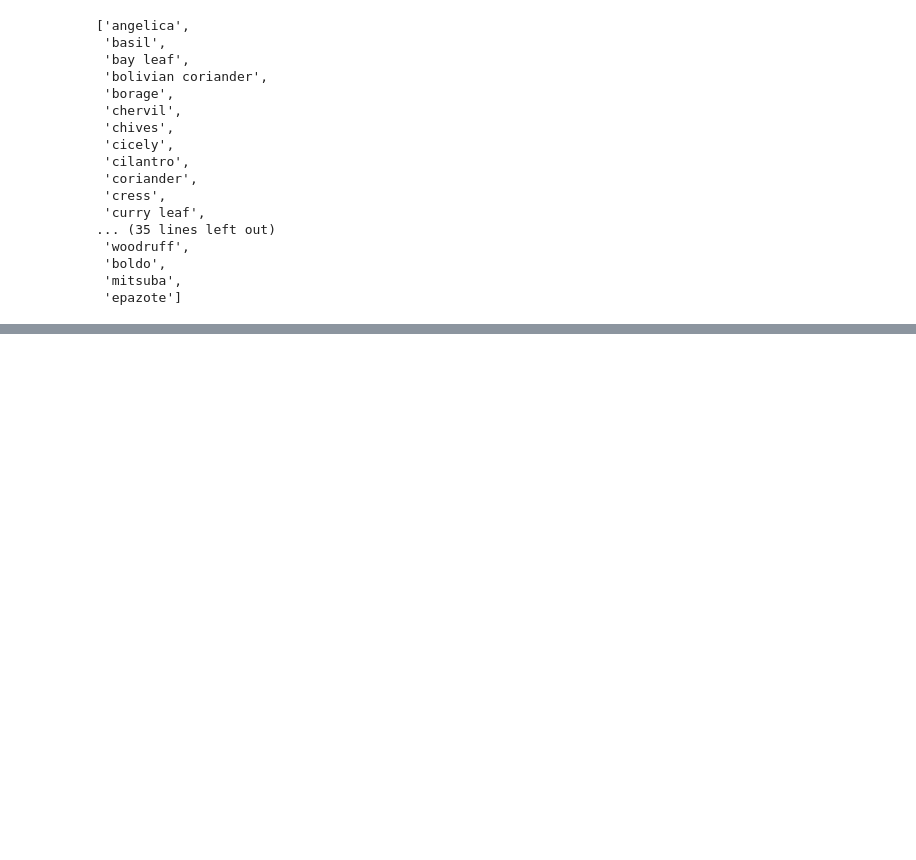
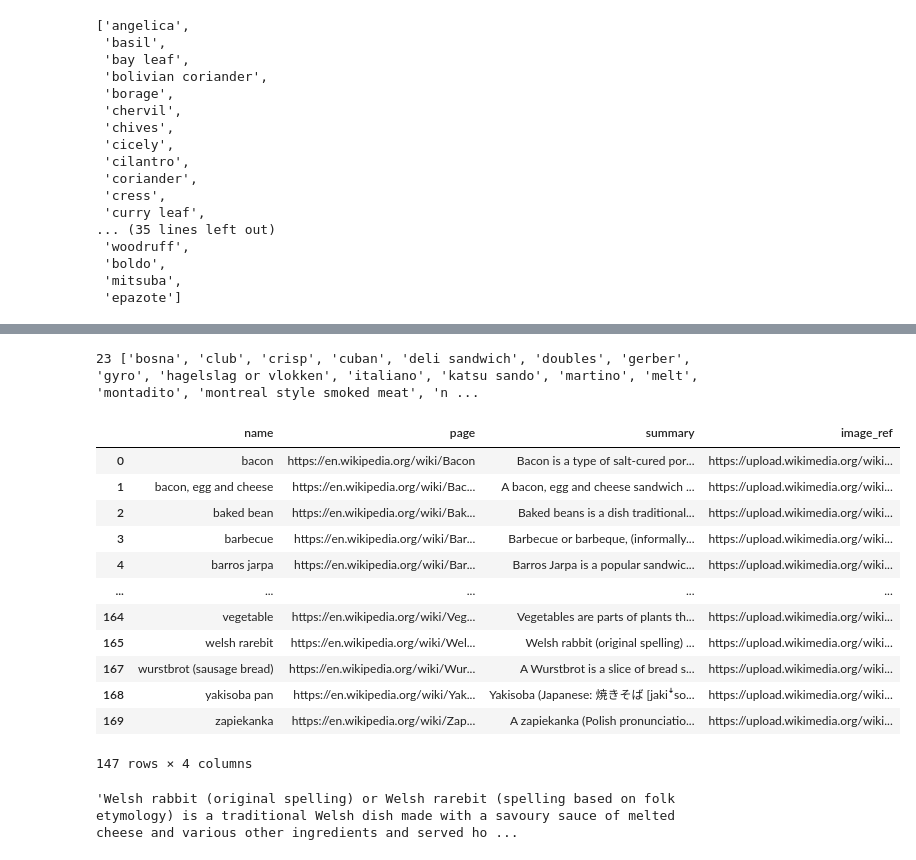
Before and after one commit to ravi-gopalan/DAND_Data_Wrangling, a Jupyter notebook: creating_entities.ipynb, the cells around one changed output, grey strips where cells are left out. Saved outputs shown, nothing was run; the diff lists cells and outputs as text; code cells hidden in the pictures; blank space fills up the shorter version.

```diff
--- a/creating_entities.ipynb
+++ b/creating_entities.ipynb
@@ -1148,0 +1206,24 @@ load_full_jsonl(vegetables_jsonl_list, 'pattern_vegetable.jsonl')
+# %%
+df_check_sandwich = fix_dataframe('sandwich_list.jsonl')
+# %% [output]
+23 ['bosna', 'club', 'crisp', 'cuban', 'deli sandwich', 'doubles', 'gerber', 'gyro', 'hagelslag or vlokken', 'italiano', 'katsu sando', 'martino', 'melt', 'montadito', 'montreal style smoked meat', 'n ...
+# %%
+df_check_sandwich.head(170)
+# %% [output]
+|  | name | page | summary | image_ref |
+| 0 | bacon | https://en.wikipedia.org/wiki/Bacon | Bacon is a type of salt-cured por... | https://upload.wikimedia.org/wiki... |
+| 1 | bacon, egg and cheese | https://en.wikipedia.org/wiki/Bac... | A bacon, egg and cheese sandwich ... | https://upload.wikimedia.org/wiki... |
+| 2 | baked bean | https://en.wikipedia.org/wiki/Bak... | Baked beans is a dish traditional... | https://upload.wikimedia.org/wiki... |
+| 3 | barbecue | https://en.wikipedia.org/wiki/Bar... | Barbecue or barbeque, (informally... | https://upload.wikimedia.org/wiki... |
+| 4 | barros jarpa | https://en.wikipedia.org/wiki/Bar... | Barros Jarpa is a popular sandwic... | https://upload.wikimedia.org/wiki... |
+| ... | ... | ... | ... | ... |
+| 164 | vegetable | https://en.wikipedia.org/wiki/Veg... | Vegetables are parts of plants th... | https://upload.wikimedia.org/wiki... |
+| 165 | welsh rarebit | https://en.wikipedia.org/wiki/Wel... | Welsh rabbit (original spelling) ... | https://upload.wikimedia.org/wiki... |
+| 167 | wurstbrot (sausage bread) | https://en.wikipedia.org/wiki/Wur... | A Wurstbrot is a slice of bread s... | https://upload.wikimedia.org/wiki... |
+| 168 | yakisoba pan | https://en.wikipedia.org/wiki/Yak... | Yakisoba (Japanese: 焼きそば [jakiꜜso... | https://upload.wikimedia.org/wiki... |
+| 169 | zapiekanka | https://en.wikipedia.org/wiki/Zap... | A zapiekanka (Polish pronunciatio... | https://upload.wikimedia.org/wiki... |
+147 rows × 4 columns
+# %%
+df_check_sandwich['summary'][165]
+# %% [output]
+'Welsh rabbit (original spelling) or Welsh rarebit (spelling based on folk etymology) is a traditional Welsh dish made with a savoury sauce of melted cheese and various other ingredients and served ho ...
```
Also changed, not shown: parts of 14 cells of this notebook.
